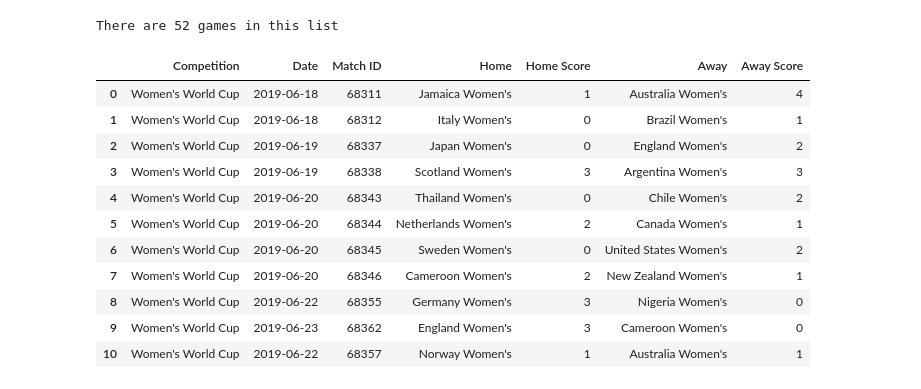
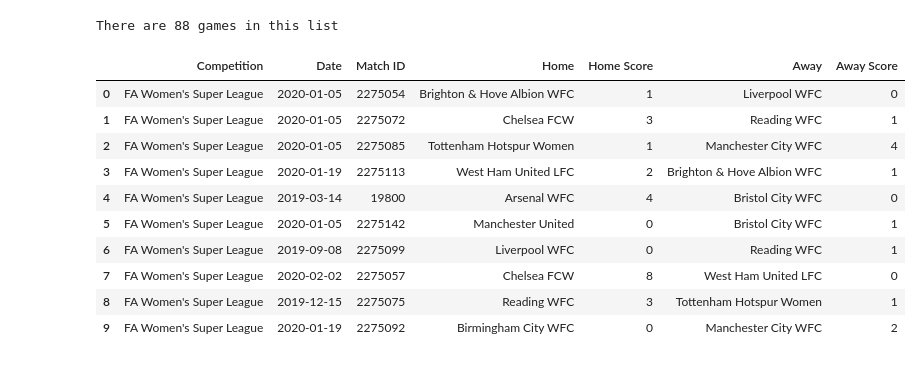
Before and after one commit to MRPoma/StatsBomb-Data-Pull, a Jupyter notebook: StatsBomb Pull Data.ipynb, the cells around one changed output. Cells and saved outputs as stored; diff of their text form; code cells hidden in the pictures.

```diff
--- a/StatsBomb Pull Data.ipynb
+++ b/StatsBomb Pull Data.ipynb
@@ -5,10 +5,11 @@ import matplotlib.pyplot as plt
 import requests
 # %%
 # 72 = WWC, 37 = FA WSL, 43 = MWC, 49 = NWSL
-competition = 'WWC'
-compID = 72
+competition = 'FA WSL 19-20'
+compID = 37
+seasonID = 42
 # %%
-match_info_url = "https://raw.githubusercontent.com/statsbomb/open-data/master/data/matches/"+str(compID)+".json"
+match_info_url = "https://raw.githubusercontent.com/statsbomb/open-data/master/data/matches/"+str(compID)+"/"+str(seasonID)+".json"
 
 # Pull data from url into python dictionary
 games = requests.get(url=match_info_url).json()
@@ -19,37 +20,36 @@ match_ids = [g['match_id'] for g in games]
 
 print("There are {} games in this list".format(len(match_ids)))
 # %% [output]
-There are 52 games in this list
+There are 88 games in this list
 # %%
 MatchData = []
 
 for p in games:
     attributes = {
         "Home": p['home_team']['home_team_name'],
         "Away": p['away_team']['away_team_name'],
         "Competition": p['competition']['competition_name'],
         "Home Score": p['home_score'],
         "Away Score": p['away_score'],
         "Date": p['match_date'],
         "Match ID": p['match_id']
 
     }
 
     MatchData.append(attributes)
 
 Matches = pd.DataFrame(data=MatchData, columns=['Competition', 'Date', 'Match ID','Home', 'Home Score', 'Away', 'Away Score'])
-Matches.head()
+Matches.head(10)
 # %% [output]
 |  | Competition | Date | Match ID | Home | Home Score | Away | Away Score |
-| 0 | Women's World Cup | 2019-06-18 | 68311 | Jamaica Women's | 1 | Australia Women's | 4 |
-| 1 | Women's World Cup | 2019-06-18 | 68312 | Italy Women's | 0 | Brazil Women's | 1 |
-| 2 | Women's World Cup | 2019-06-19 | 68337 | Japan Women's | 0 | England Women's | 2 |
-| 3 | Women's World Cup | 2019-06-19 | 68338 | Scotland Women's | 3 | Argentina Women's | 3 |
-| 4 | Women's World Cup | 2019-06-20 | 68343 | Thailand Women's | 0 | Chile Women's | 2 |
-| 5 | Women's World Cup | 2019-06-20 | 68344 | Netherlands Women's | 2 | Canada Women's | 1 |
-| 6 | Women's World Cup | 2019-06-20 | 68345 | Sweden Women's | 0 | United States Women's | 2 |
-| 7 | Women's World Cup | 2019-06-20 | 68346 | Cameroon Women's | 2 | New Zealand Women's | 1 |
-| 8 | Women's World Cup | 2019-06-22 | 68355 | Germany Women's | 3 | Nigeria Women's | 0 |
-| 9 | Women's World Cup | 2019-06-23 | 68362 | England Women's | 3 | Cameroon Women's | 0 |
-| 10 | Women's World Cup | 2019-06-22 | 68357 | Norway Women's | 1 | Australia Women's | 1 |
+| 0 | FA Women's Super League | 2020-01-05 | 2275054 | Brighton & Hove Albion WFC | 1 | Liverpool WFC | 0 |
+| 1 | FA Women's Super League | 2020-01-05 | 2275072 | Chelsea FCW | 3 | Reading WFC | 1 |
+| 2 | FA Women's Super League | 2020-01-05 | 2275085 | Tottenham Hotspur Women | 1 | Manchester City WFC | 4 |
+| 3 | FA Women's Super League | 2020-01-19 | 2275113 | West Ham United LFC | 2 | Brighton & Hove Albion WFC | 1 |
+| 4 | FA Women's Super League | 2019-03-14 | 19800 | Arsenal WFC | 4 | Bristol City WFC | 0 |
+| 5 | FA Women's Super League | 2020-01-05 | 2275142 | Manchester United | 0 | Bristol City WFC | 1 |
+| 6 | FA Women's Super League | 2019-09-08 | 2275099 | Liverpool WFC | 0 | Reading WFC | 1 |
+| 7 | FA Women's Super League | 2020-02-02 | 2275057 | Chelsea FCW | 8 | West Ham United LFC | 0 |
+| 8 | FA Women's Super League | 2019-12-15 | 2275075 | Reading WFC | 3 | Tottenham Hotspur Women | 1 |
+| 9 | FA Women's Super League | 2020-01-19 | 2275092 | Birmingham City WFC | 0 | Manchester City WFC | 2 |
 # %%
```
Also changed, not shown: parts of 16 cells of this notebook.
